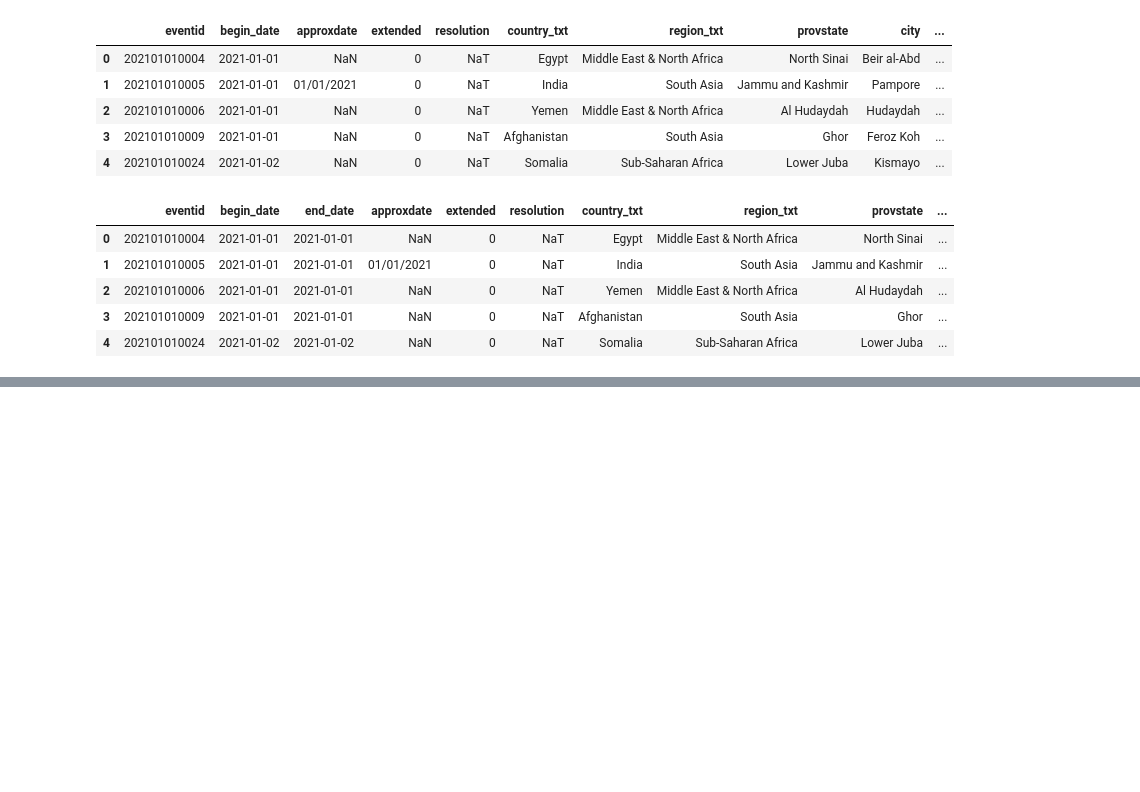
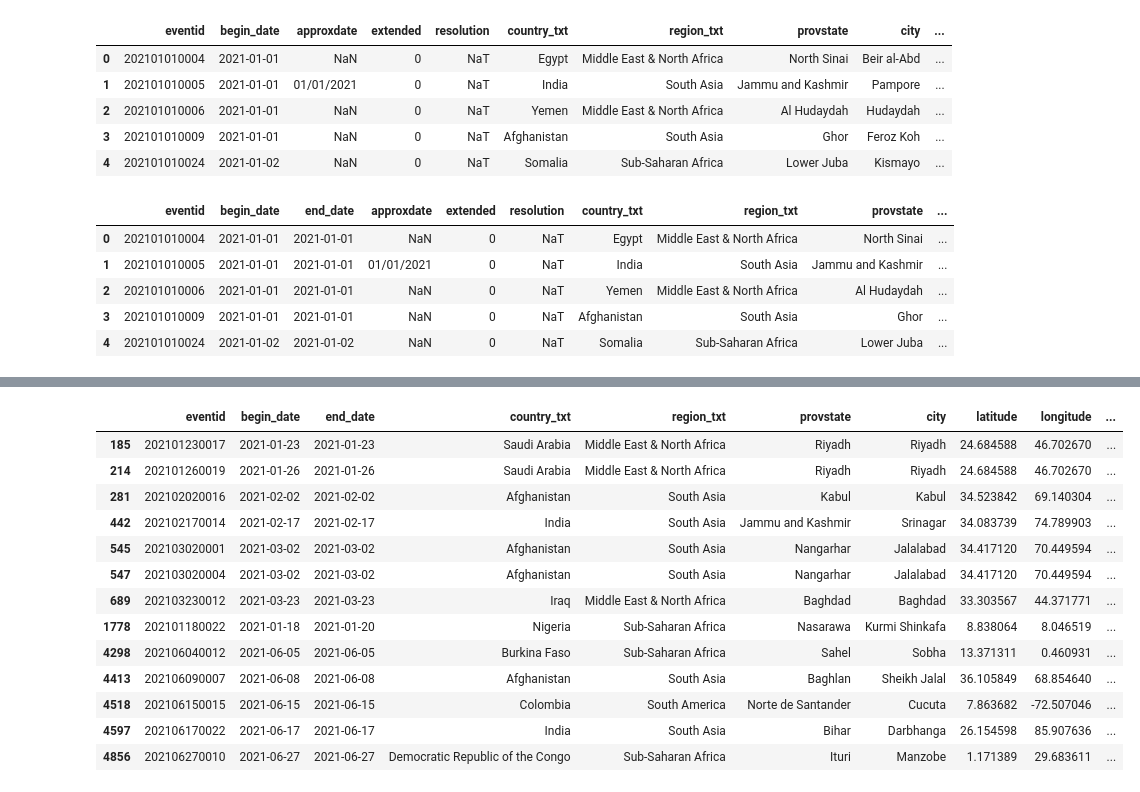
Before and after one commit to ekomlenovic/SecurityDataset, a Jupyter notebook: data_processing.ipynb, the cells around one changed output, grey strips where cells are left out. Drawn from its saved outputs; the diff is of its cells as text; code cells hidden in the pictures; blank space fills up the shorter version.

```diff
--- a/data_processing.ipynb
+++ b/data_processing.ipynb
@@ -145,0 +167,14 @@ df1
+# %%
+## ATTACK TYPE
+
+attack_type_dict = {1: 'Assassination', 2: 'Armed Assault', 3: 'Bombing/Explosion', 4: 'Hijacking', 5: 'Hostage Taking (Barricade Incident)', 6: 'Hostage Taking (Kidnapping)', 7: 'Facility/Infrastructure Attack', 8: 'Unarmed Assault', 9: 'Unknown'}
+
+for key, value in attack_type_dict.items():
+    df1["attack_"+value.lower()] = 0
+
+for key, value in attack_type_dict.items():
+    df1.loc[df1['attacktype1'] == key, "attack_"+value.lower()] = 1
+    df1.loc[df1['attacktype2'] == key, "attack_"+value.lower()] = 1
+    df1.loc[df1['attacktype3'] == key, "attack_"+value.lower()] = 1
+
+df1.drop(columns=['attacktype1', 'attacktype1_txt', 'attacktype2', 'attacktype2_txt', 'attacktype3', 'attacktype3_txt'], inplace=True, errors='ignore')
@@ -145,0 +197,20 @@ df1
+# %%
+df1.loc[df1['ishostkid'] == 0, 'nhostkid'] = 0
+
+df1[df1['nhostkid'] != 0]
+
+df1.loc[df1['nhostkid'] == -99, 'nhostkid'] = pd.NA
+# %%
+target_type_dict = { 1: 'Business', 2:'Government (General)', 3: 'Police', 4: 'Military', 5: 'Abortion Related', 6: 'Airports & Aircraft', 7: 'Government (Diplomatic)', 8: 'Educational Institution', 9: 'Food or Water Supply', 10: 'Journalists & Media', 11: 'Maritime', 12: 'NGO', 13: 'Other', 14: 'Private Citizens & Property', 15: 'Religious Figures/Institutions', 16: 'Telecommunication',}
+
+for key, value in target_type_dict.items():
+    df1["target_"+value.lower()] = 0
+
+for key, value in target_type_dict.items():
+    df1.loc[df1['targtype1'] == key, "target_"+value.lower()] = 1
+    df1.loc[df1['targtype2'] == key, "target_"+value.lower()] = 1
+    df1.loc[df1['targtype3'] == key, "target_"+value.lower()] = 1
+# %%
+df1.drop(columns=['targtype1', 'targtype1_txt', 'targtype2', 'targtype2_txt', 'targtype3', 'targtype3_txt', 'target1', 'target2', 'target3'], inplace=True, errors='ignore')
+
+df1.head()
@@ -145,0 +224,17 @@ df1
+# %%
+df1[(df1['guncertain1'] != df1['guncertain2']) & df1['guncertain2'].notnull()]
+# %% [output]
+|  | eventid | begin_date | end_date | country_txt | region_txt | provstate | city | latitude | longitude | ... |
+| 185 | 202101230017 | 2021-01-23 | 2021-01-23 | Saudi Arabia | Middle East & North Africa | Riyadh | Riyadh | 24.684588 | 46.702670 | ... |
+| 214 | 202101260019 | 2021-01-26 | 2021-01-26 | Saudi Arabia | Middle East & North Africa | Riyadh | Riyadh | 24.684588 | 46.702670 | ... |
+| 281 | 202102020016 | 2021-02-02 | 2021-02-02 | Afghanistan | South Asia | Kabul | Kabul | 34.523842 | 69.140304 | ... |
+| 442 | 202102170014 | 2021-02-17 | 2021-02-17 | India | South Asia | Jammu and Kashmir | Srinagar | 34.083739 | 74.789903 | ... |
+| 545 | 202103020001 | 2021-03-02 | 2021-03-02 | Afghanistan | South Asia | Nangarhar | Jalalabad | 34.417120 | 70.449594 | ... |
+| 547 | 202103020004 | 2021-03-02 | 2021-03-02 | Afghanistan | South Asia | Nangarhar | Jalalabad | 34.417120 | 70.449594 | ... |
+| 689 | 202103230012 | 2021-03-23 | 2021-03-23 | Iraq | Middle East & North Africa | Baghdad | Baghdad | 33.303567 | 44.371771 | ... |
+| 1778 | 202101180022 | 2021-01-18 | 2021-01-20 | Nigeria | Sub-Saharan Africa | Nasarawa | Kurmi Shinkafa | 8.838064 | 8.046519 | ... |
+| 4298 | 202106040012 | 2021-06-05 | 2021-06-05 | Burkina Faso | Sub-Saharan Africa | Sahel | Sobha | 13.371311 | 0.460931 | ... |
+| 4413 | 202106090007 | 2021-06-08 | 2021-06-08 | Afghanistan | South Asia | Baghlan | Sheikh Jalal | 36.105849 | 68.854640 | ... |
+| 4518 | 202106150015 | 2021-06-15 | 2021-06-15 | Colombia | South America | Norte de Santander | Cucuta | 7.863682 | -72.507046 | ... |
+| 4597 | 202106170022 | 2021-06-17 | 2021-06-17 | India | South Asia | Bihar | Darbhanga | 26.154598 | 85.907636 | ... |
+| 4856 | 202106270010 | 2021-06-27 | 2021-06-27 | Democratic Republic of the Congo | Sub-Saharan Africa | Ituri | Manzobe | 1.171389 | 29.683611 | ... |
```
Also changed, not shown: parts of 23 cells of this notebook, 10 other files.
